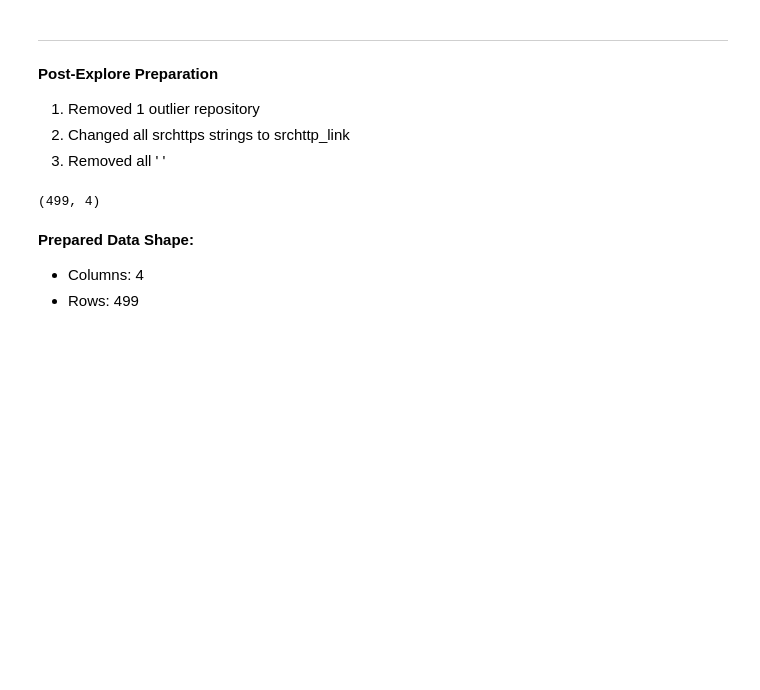
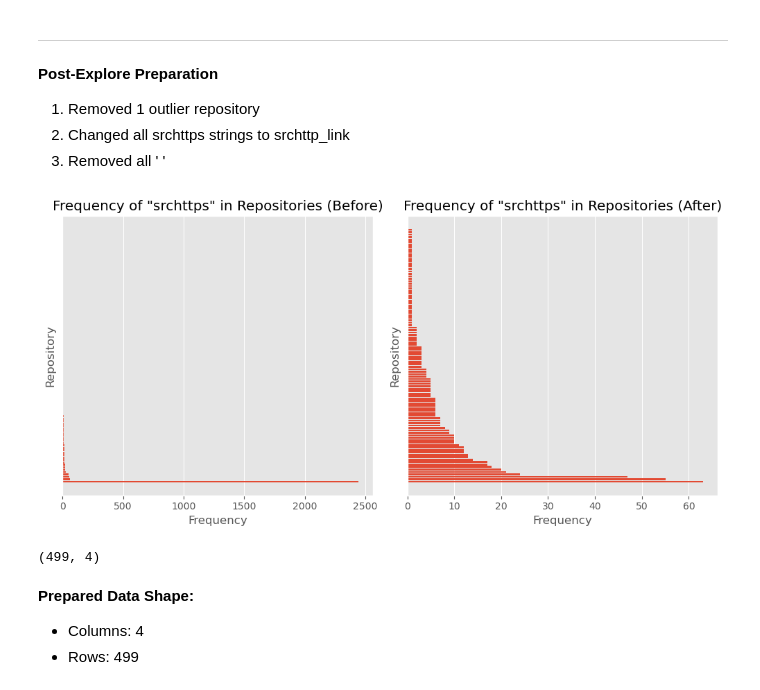
Before and after one commit to NLP-Casey-Harris-Wood-Project/nlp-project, a Jupyter notebook: final_report.ipynb, the cells around one changed output. Saved outputs shown, nothing was run; the diff lists cells and outputs as text; code cells hidden in the pictures; blank space fills up the shorter version.

```diff
--- a/final_report.ipynb
+++ b/final_report.ipynb
@@ -99,7 +103,9 @@ Nothing of significance.
 # %%
 # Using the final.py file...
 # Show the visual of the distribution of 'srchttps' before and after for all repositories
-#f.visual1()
+f.visual1()
+# %% [output]
+[figure, added]
 # %%
 # Using the final.py file...
 # Get the shape of the prepared dataframe
```
Also changed, not shown: parts of 5 cells of this notebook, 1 other file.
